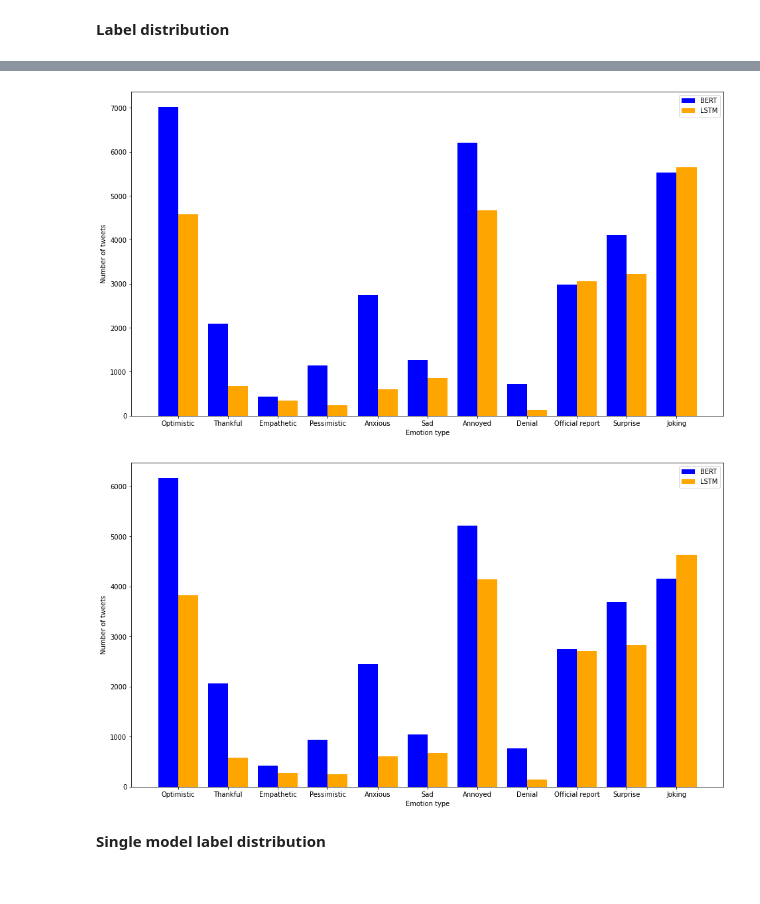
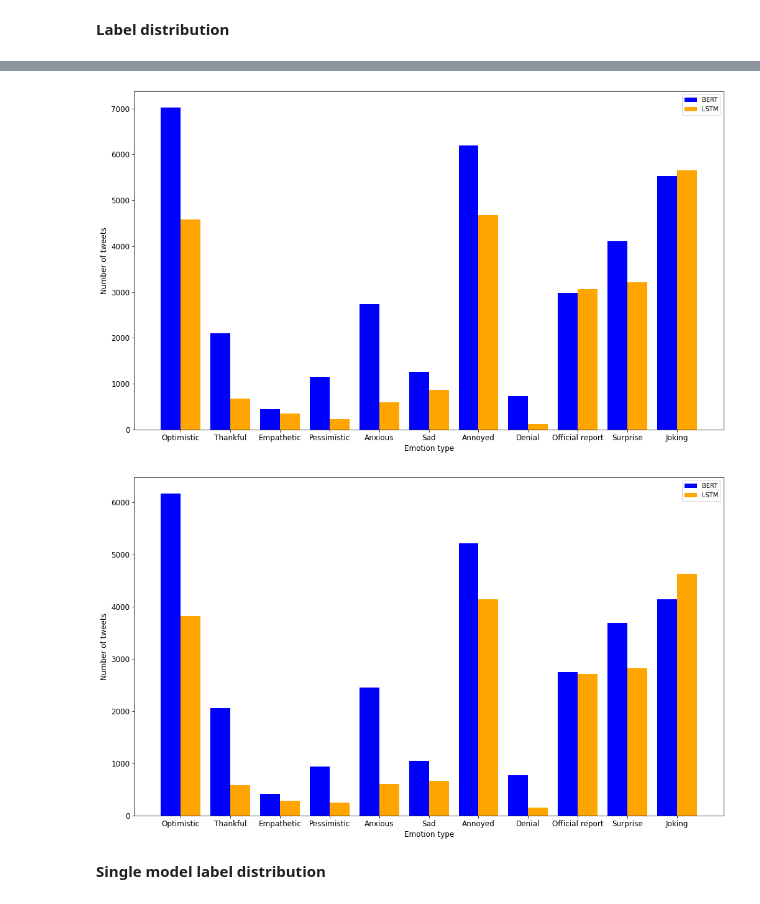
Before and after one commit to sydney-machine-learning/COVID19_sentinentanalysis, a Jupyter notebook: Visualizations on IEEE dataset.ipynb, the cells around one changed output, grey strips where cells are left out. Saved outputs shown, nothing was run; the diff lists cells and outputs as text; code cells hidden in the pictures.

```diff
--- a/Visualizations on IEEE dataset.ipynb
+++ b/Visualizations on IEEE dataset.ipynb
@@ -81,24 +82,25 @@ plt.show()
 # %%
 #creating plot
 maha_bert_sent_values = maha_bert.iloc[:, 1:12].sum().values.astype(int)
 maha_lstm_sent_values = maha_lstm.iloc[:, 4:].sum().values.astype(int)
 emotions = list(maha_bert.columns[1:12])
 
 x = np.arange(11)
 y1 = maha_bert_sent_values
 y2 = maha_lstm_sent_values
 width = 0.4
 
-plt.figure(figsize = (16, 9))
+plt.figure(figsize = (17, 10))
 plt.bar(x-0.2, y1, width, color = 'blue')
 plt.bar(x+0.2, y2, width, color = 'orange')
-plt.xticks(x, emotions)
-plt.xlabel("Emotion type")
-plt.ylabel("Number of tweets")
+plt.xticks(x, emotions, fontsize = 12)
+plt.yticks(fontsize = 12)
+plt.xlabel("Emotion type", fontsize = 12)
+plt.ylabel("Number of tweets", fontsize = 12)
 plt.legend(["BERT", "LSTM"])
 plt.show()
 # %% [output]
-[figure, old version]
+[figure, new version]
 # %%
 #creating plot
 delhi_bert_sent_values = delhi_bert.iloc[:, 1:12].sum().values.astype(int)
@@ -110,16 +112,17 @@ y1 = delhi_bert_sent_values
 y2 = delhi_lstm_sent_values
 width = 0.4
 
-plt.figure(figsize = (16, 9))
+plt.figure(figsize = (17, 10))
 plt.bar(x-0.2, y1, width, color = 'blue')
 plt.bar(x+0.2, y2, width, color = 'orange')
-plt.xticks(x, emotions)
-plt.xlabel("Emotion type")
-plt.ylabel("Number of tweets")
+plt.xticks(x, emotions, fontsize = 12)
+plt.yticks(fontsize = 12)
+plt.xlabel("Emotion type", fontsize = 12)
+plt.ylabel("Number of tweets", fontsize = 12)
 plt.legend(["BERT", "LSTM"])
 plt.show()
 # %% [output]
-[figure, old version]
+[figure, new version]
 # %% [markdown]
 **Single model label distribution**
 # %%
```
Also changed, not shown: parts of 1 cell of this notebook.
